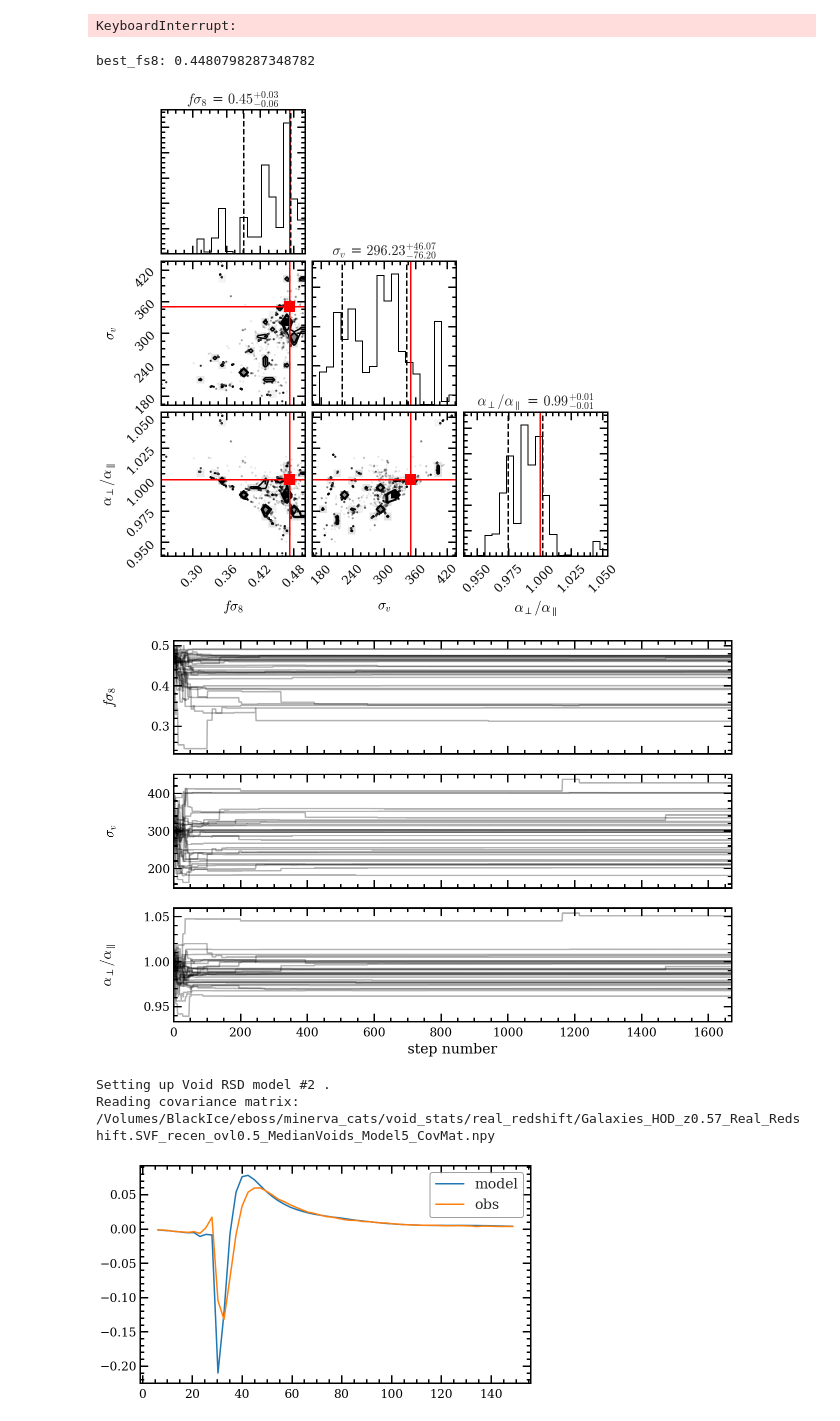
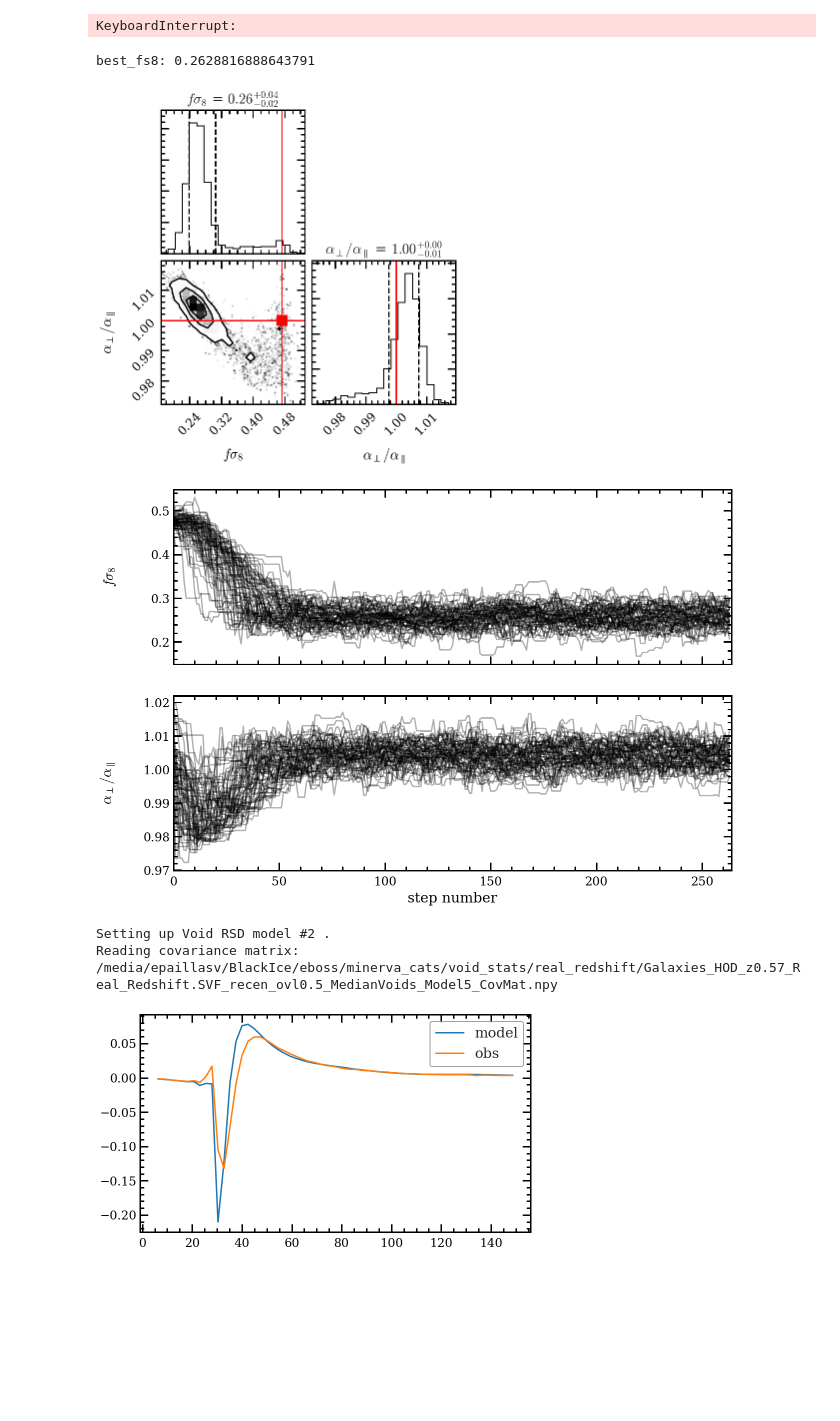
Before and after one commit to epaillas/old_VoidFinder, a Jupyter notebook: plot_mcmc.ipynb, the cells around one changed output. Cells and saved outputs as stored; diff of their text form; code cells hidden in the pictures; blank space fills up the shorter version.

```diff
--- a/plot_mcmc.ipynb
+++ b/plot_mcmc.ipynb
@@ -103,67 +103,65 @@ KeyboardInterrupt:
 # %%
 import numpy as np
 import matplotlib.pyplot as plt
 from python_tools.cosmology import Cosmology
 import emcee
 import corner
 
-chain = '/Volumes/BlackIce/eboss/minerva_cats/\
+chain = '/media/epaillasv/BlackIce/eboss/minerva_cats/\
 void_stats/real_redshift/\
-Galaxies_HOD_z0.57_Real_Redshift.SVF_recen_ovl0.5_MedianVoids.VG_CCF_rmu_Model5_emceeChain_test.h5'
+Galaxies_HOD_z0.57_Real_Redshift.SVF_recen_ovl0.5_MedianVoids.VG_CCF_rmu_Model2_emceeChain_test.h5'
 
 # true values from Minerva cosmology
 #true_fs8 = CaiModel.fs8
 #true_bs8 = CaiModel.bs8
 #true_beta = true_fs8 / true_bs8
 #true_epsilon = 1
 
 # best fit values from emcee
 reader = emcee.backends.HDFBackend(chain)
 #flat_samples = reader.get_chain(discard=50, thin=15, flat=True)
 flat_samples = reader.get_chain(flat=True)
 best_fs8 = np.percentile(flat_samples[:, 0], 50)
-best_bs8 = np.percentile(flat_samples[:, 1], 50)
+#best_bs8 = np.percentile(flat_samples[:, 1], 50)
 
 print('best_fs8: ' + str(best_fs8))
 #print('true_bs8: ' + str(true_beta))
 
 #print('best_epsilon: ' + str(best_epsilon))
 #print('true_epsilon: ' + str(true_epsilon))
+
+%config InlineBackend.figure_format='retina'
+%matplotlib inline
+
+# Corner
+flat_samples = reader.get_chain(flat=True)
+fig = corner.corner(flat_samples, labels=[r"$f \sigma_8$",
+                    r"$\alpha_{\perp} / \alpha_{\parallel}$"],
+                    show_titles=True, quantiles=[0.16, 0.84],
+                    truths=[true_fs8, true_epsilon],
+                    truth_color='r')
+#fout = '/Volumes/BlackIce/eboss/' + CaiModel.handle_obs.split('/')[-1] + '_emceeCorner.png'
+#print('Saving corner: ' + fout)
+#plt.savefig(fout)
+plt.show()
+
+ndim=2
+fig, axes = plt.subplots(ndim, figsize=(10, 7), sharex=True)
+samples = reader.get_chain()
+labels=[r"$f \sigma_8$",
+        r"$\alpha_{\perp} / \alpha_{\parallel}$"]
+for i in range(ndim):
+    ax = axes[i]
+    ax.plot(samples[:, :, i], "k", alpha=0.3)
+    ax.set_xlim(0, len(samples))
+    ax.set_ylabel(labels[i])
+    ax.yaxis.set_label_coords(-0.1, 0.5)
+
+axes[-1].set_xlabel("step number");
 # %% [output]
-best_fs8: 0.4480798287348782
+best_fs8: 0.2628816888643791
+[figure, added]
+[figure, added]
-# %%
-%config InlineBackend.figure_format='retina'
-%matplotlib inline
-
-# Corner
-flat_samples = reader.get_chain(flat=True)
-fig = corner.corner(flat_samples, labels=[r"$f \sigma_8$", r"$\sigma_v$",
-                    r"$\alpha_{\perp} / \alpha_{\parallel}$"],
-                    show_titles=True, quantiles=[0.16, 0.84],
-                    truths=[true_fs8, true_sigma_v, true_epsilon],
-                    truth_color='r')
-#fout = '/Volumes/BlackIce/eboss/' + CaiModel.handle_obs.split('/')[-1] + '_emceeCorner.png'
-#print('Saving corner: ' + fout)
-#plt.savefig(fout)
-plt.show()
-# %% [output]
-[figure, removed]
-# %%
-ndim=3
-fig, axes = plt.subplots(ndim, figsize=(10, 7), sharex=True)
-samples = reader.get_chain()
-labels=[r"$f \sigma_8$", r"$\sigma_v$",
-        r"$\alpha_{\perp} / \alpha_{\parallel}$"]
-for i in range(ndim):
-    ax = axes[i]
-    ax.plot(samples[:, :, i], "k", alpha=0.3)
-    ax.set_xlim(0, len(samples))
-    ax.set_ylabel(labels[i])
-    ax.yaxis.set_label_coords(-0.1, 0.5)
-
-axes[-1].set_xlabel("step number");
-# %% [output]
-[figure, removed]
 # %%
 import numpy as np
 import matplotlib.pyplot as plt
@@ -173,8 +171,8 @@ import emcee
 import corner
 %matplotlib inline
 
-root_real='/Volumes/BlackIce/eboss/minerva_cats/void_stats/real_real/'
-root_redshift='/Volumes/BlackIce/eboss/minerva_cats/void_stats/real_redshift/'
+root_real='/media/epaillasv/BlackIce/eboss/minerva_cats/void_stats/real_real/'
+root_redshift='/media/epaillasv/BlackIce/eboss/minerva_cats/void_stats/real_redshift/'
 
 xi_smu_obs= root_redshift + "Galaxies_HOD_z0.57_Real_Redshift.SVF_recen_ovl0.5_MedianVoids.VG_CCF_rmu"
 xi_smu_mocks= root_redshift + "Galaxies_HOD_*_z0.57_Real_Redshift.SVF_recen_ovl0.5_MedianVoids.VG_CCF_rmu"
@@ -187,7 +185,7 @@ model2 = Model2(delta_r_file=delta_r, xi_r_file=xi_r, xi_smu_file=xi_smu_obs,
                  covmat_file=covmat, xi_smu_mocks=xi_smu_mocks)
 # %% [output]
 Setting up Void RSD model #2 .
-Reading covariance matrix: /Volumes/BlackIce/eboss/minerva_cats/void_stats/real_redshift/Galaxies_HOD_z0.57_Real_Redshift.SVF_recen_ovl0.5_MedianVoids_Model5_CovMat.npy
+Reading covariance matrix: /media/epaillasv/BlackIce/eboss/minerva_cats/void_stats/real_redshift/Galaxies_HOD_z0.57_Real_Redshift.SVF_recen_ovl0.5_MedianVoids_Model5_CovMat.npy
 # %%
 %matplotlib inline
 plt.style.use('enrique')
```
Also changed, not shown: parts of 1 cell of this notebook, 4 other files.
